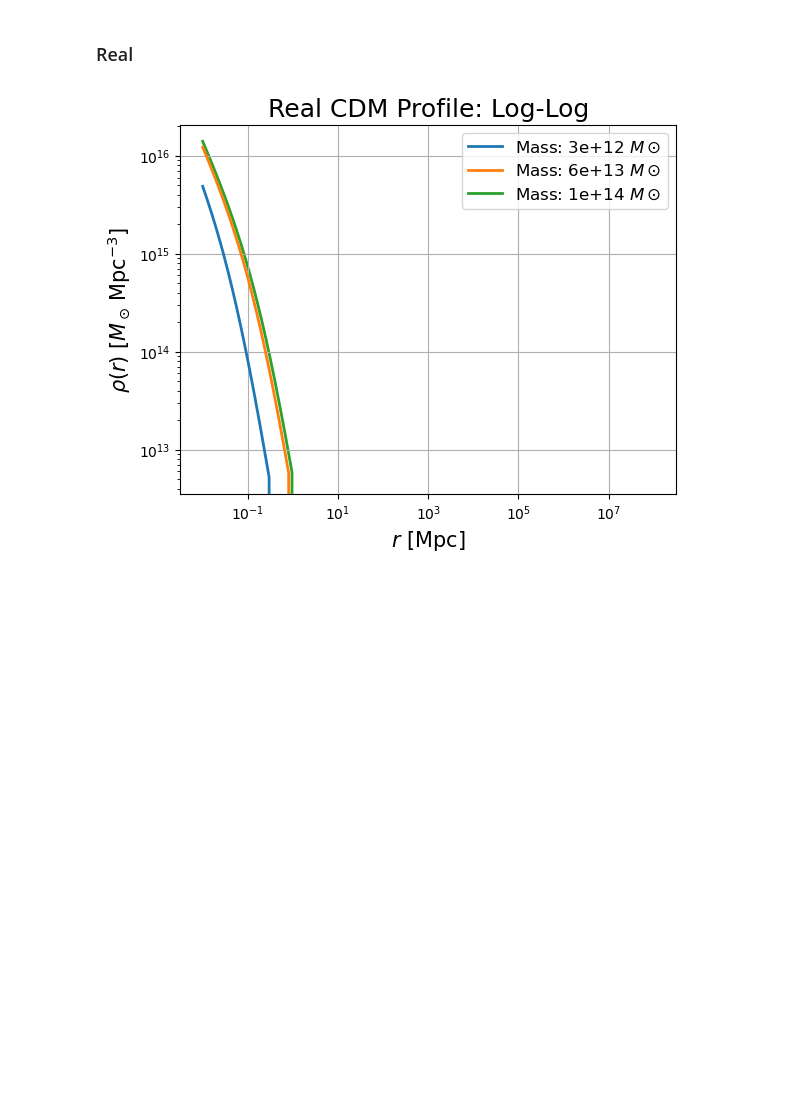
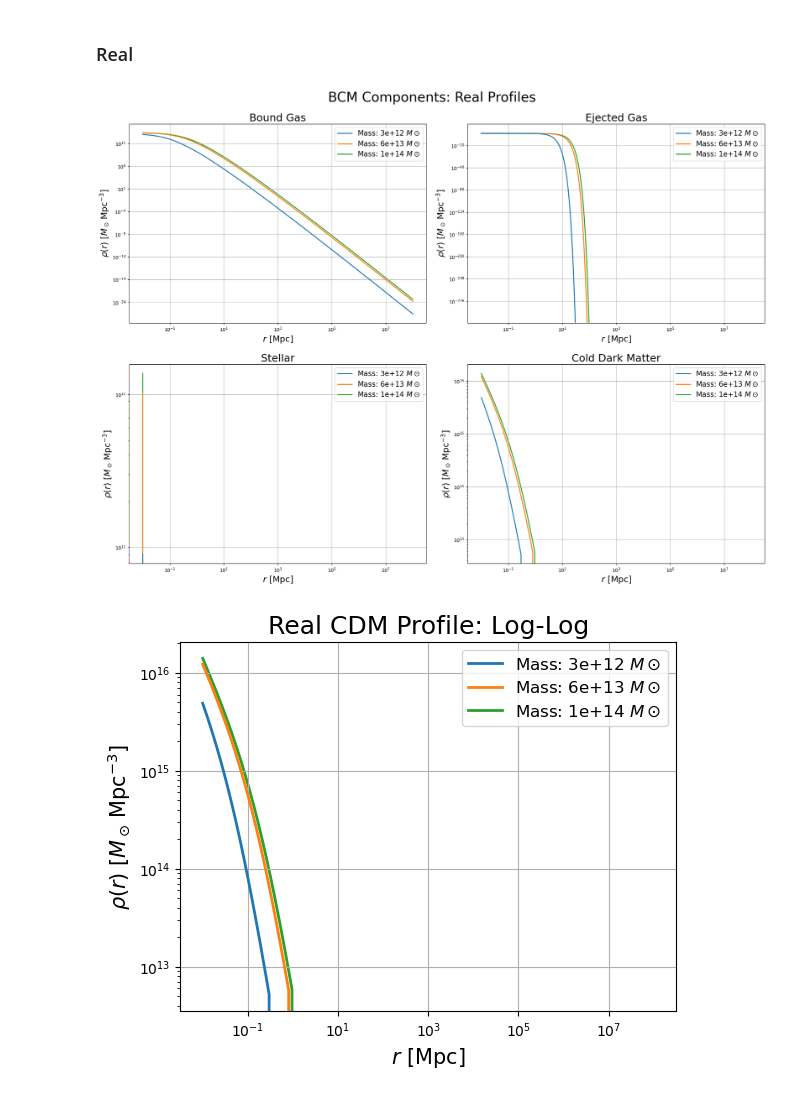
Before and after one commit to Catherine-Lambe/Oxford-Internship-Practices, a Jupyter notebook: symposium presentation/Symposium plots.ipynb, the cells around one changed output. Saved outputs shown, nothing was run; the diff lists cells and outputs as text; code cells hidden in the pictures; blank space fills up the shorter version.

```diff
--- a/symposium presentation/Symposium plots.ipynb
+++ b/symposium presentation/Symposium plots.ipynb
@@ -185,6 +185,56 @@ bcm_fourier_profiles = [bcm_cdm_fourier, bcm_stel_fourier, bcm_ej_fourier, bcm_b
 BCM [array([0.83333333, 0.83333333, 0.83333333]), array([0.02999455, 0.01701254, 0.013735  ]), array([0.10992043, 0.06062414, 0.05105785]), array([0.02675169, 0.08902999, 0.10187381]), array([1, 1, 1] ...
 # %% [markdown]
 ### Real
+# %%
+fig, ax = plt.subplots(2,2, figsize=(20,15))
+plt.suptitle('BCM Components: Real Profiles', fontsize=28)
+# bound, ejected, stellar, cdm
+bcm_real_components = [[bcm_bd_real, bcm_ej_real], [bcm_stel_real, bcm_cdm_real]]
+
+for j, prof in enumerate(bcm_bd_real):
+    ax[0,0].plot(trial_r, prof, label=f'Mass: {trial_M[j]:.1g} $M \\odot$', zorder=len(profile)-j, linewidth=2)
+    ax[0,0].set_xscale('log')
+    ax[0,0].set_yscale('log')
+    ax[0,0].grid(True)
+    ax[0,0].legend(loc='best', bbox_to_anchor=(1,1), fontsize=15)
+    ax[0,0].set_ylabel(r'$\rho(r)\, \,[M_\odot\,{\rm Mpc}^{-3}]$', fontsize=18)
+    ax[0,0].set_xlabel(r'$r\, \,[{\rm Mpc}]$', fontsize=18);
+    ax[0,0].set_title('Bound Gas', fontsize=22);
+
+for j, prof in enumerate(bcm_ej_real):
+    ax[0,1].plot(trial_r, prof, label=f'Mass: {trial_M[j]:.1g} $M \\odot$', zorder=len(profile)-j, linewidth=2)
+    ax[0,1].set_xscale('log')
+    ax[0,1].set_yscale('log')
+    ax[0,1].grid(True)
+    ax[0,1].legend(loc='best', bbox_to_anchor=(1,1), fontsize=15)
+    ax[0,1].set_ylabel(r'$\rho(r)\, \,[M_\odot\,{\rm Mpc}^{-3}]$', fontsize=18)
+    ax[0,1].set_xlabel(r'$r\, \,[{\rm Mpc}]$', fontsize=18);
+    ax[0,1].set_title('Ejected Gas', fontsize=22);
+
+for j, prof in enumerate(bcm_stel_real):
+    ax[1,0].plot(trial_r, prof, label=f'Mass: {trial_M[j]:.1g} $M \\odot$', zorder=len(profile)-j, linewidth=2)
+    ax[1,0].set_xscale('log')
+    ax[1,0].set_yscale('log')
+    ax[1,0].grid(True)
+    ax[1,0].legend(loc='best', bbox_to_anchor=(1,1), fontsize=15)
+    ax[1,0].set_ylabel(r'$\rho(r)\, \,[M_\odot\,{\rm Mpc}^{-3}]$', fontsize=18)
+    ax[1,0].set_xlabel(r'$r\, \,[{\rm Mpc}]$', fontsize=18);
+    ax[1,0].set_title('Stellar', fontsize=22);
+
+for j, prof in enumerate(bcm_cdm_real):
+    ax[1,1].plot(trial_r, prof, label=f'Mass: {trial_M[j]:.1g} $M \\odot$', zorder=len(profile)-j, linewidth=2)
+    ax[1,1].set_xscale('log')
+    ax[1,1].set_yscale('log')
+    ax[1,1].grid(True)
+    ax[1,1].legend(loc='best', bbox_to_anchor=(1,1), fontsize=15)
+    ax[1,1].set_ylabel(r'$\rho(r)\, \,[M_\odot\,{\rm Mpc}^{-3}]$', fontsize=18)
+    ax[1,1].set_xlabel(r'$r\, \,[{\rm Mpc}]$', fontsize=18);
+    ax[1,1].set_title('Cold Dark Matter', fontsize=22);
+
+fig.tight_layout(pad=2)
+#fig.savefig('bcm_components_real.pdf', dpi=800);
+# %% [output]
+[figure, added]
 # %%
 for i, profile in enumerate(bcm_real_profiles):
     for j, prof in enumerate(profile):
```
Also changed, not shown: parts of 1 cell of this notebook, 1 other file.
